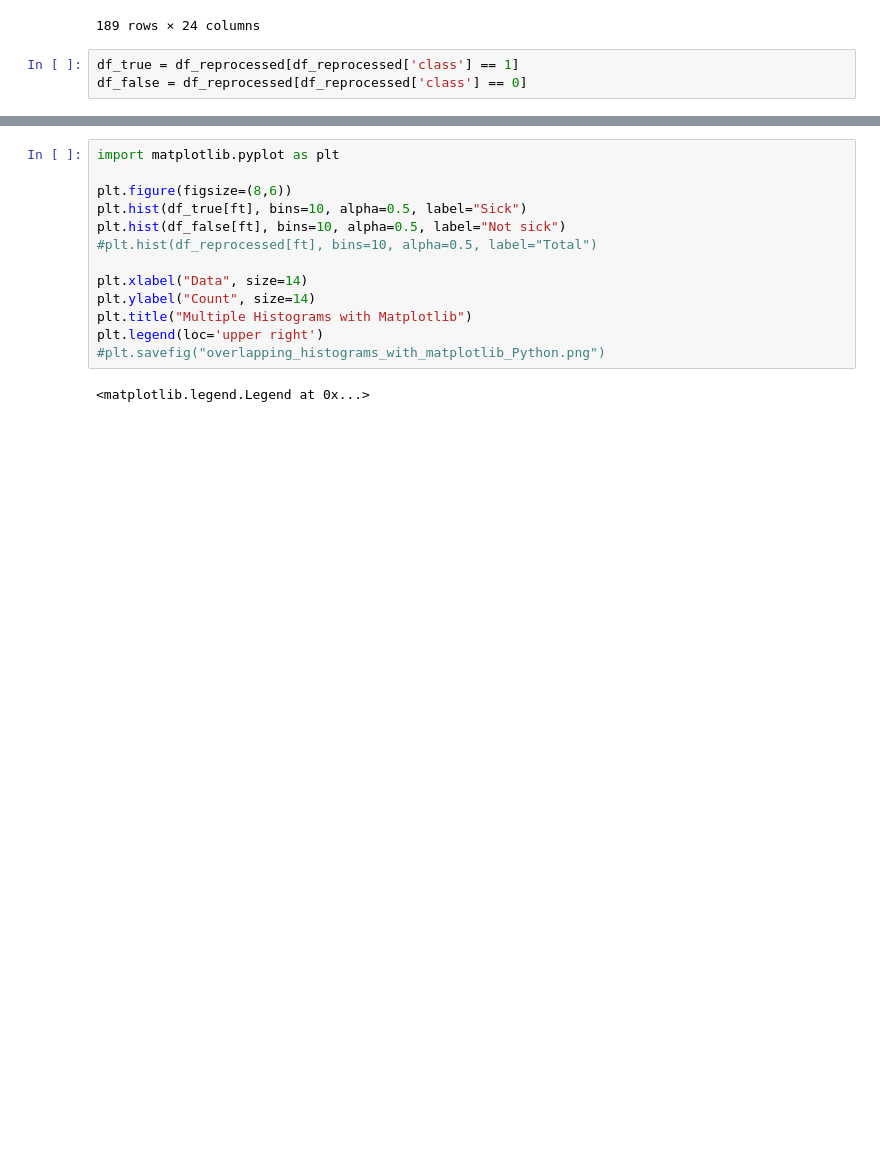
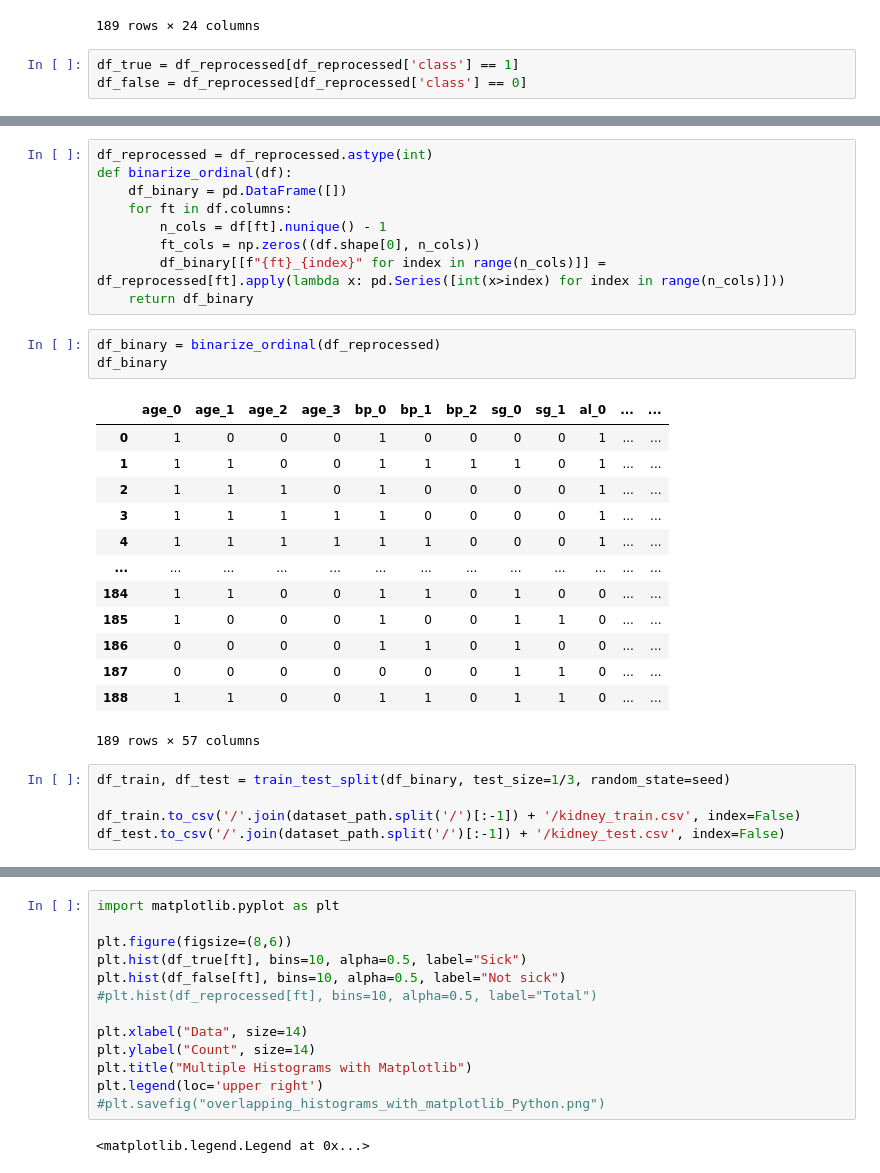
Before and after one commit to laurentlam/rodm_ensta, a Jupyter notebook: src/data_analysis.ipynb, the cells around one changed output, grey strips where cells are left out. Saved outputs shown, nothing was run; the diff lists cells and outputs as text; blank space fills up the shorter version.

Commit message:
[feature] add basic binning via quantiles & ordinal binarization

```diff
--- a/src/data_analysis.ipynb
+++ b/src/data_analysis.ipynb
@@ -196,0 +240,31 @@ ft = 'bgr'
+# %%
+df_reprocessed = df_reprocessed.astype(int)
+def binarize_ordinal(df):
+    df_binary = pd.DataFrame([])
+    for ft in df.columns:
+        n_cols = df[ft].nunique() - 1
+        ft_cols = np.zeros((df.shape[0], n_cols))
+        df_binary[[f"{ft}_{index}" for index in range(n_cols)]] = df_reprocessed[ft].apply(lambda x: pd.Series([int(x>index) for index in range(n_cols)]))
+    return df_binary
+# %%
+df_binary = binarize_ordinal(df_reprocessed)
+df_binary
+# %% [output]
+|  | age_0 | age_1 | age_2 | age_3 | bp_0 | bp_1 | bp_2 | sg_0 | sg_1 | al_0 | ... | ... |
+| 0 | 1 | 0 | 0 | 0 | 1 | 0 | 0 | 0 | 0 | 1 | ... | ... |
+| 1 | 1 | 1 | 0 | 0 | 1 | 1 | 1 | 1 | 0 | 1 | ... | ... |
+| 2 | 1 | 1 | 1 | 0 | 1 | 0 | 0 | 0 | 0 | 1 | ... | ... |
+| 3 | 1 | 1 | 1 | 1 | 1 | 0 | 0 | 0 | 0 | 1 | ... | ... |
+| 4 | 1 | 1 | 1 | 1 | 1 | 1 | 0 | 0 | 0 | 1 | ... | ... |
+| ... | ... | ... | ... | ... | ... | ... | ... | ... | ... | ... | ... | ... |
+| 184 | 1 | 1 | 0 | 0 | 1 | 1 | 0 | 1 | 0 | 0 | ... | ... |
+| 185 | 1 | 0 | 0 | 0 | 1 | 0 | 0 | 1 | 1 | 0 | ... | ... |
+| 186 | 0 | 0 | 0 | 0 | 1 | 1 | 0 | 1 | 0 | 0 | ... | ... |
+| 187 | 0 | 0 | 0 | 0 | 0 | 0 | 0 | 1 | 1 | 0 | ... | ... |
+| 188 | 1 | 1 | 0 | 0 | 1 | 1 | 0 | 1 | 1 | 0 | ... | ... |
+189 rows × 57 columns
+# %%
+df_train, df_test = train_test_split(df_binary, test_size=1/3, random_state=seed)
+
+df_train.to_csv('/'.join(dataset_path.split('/')[:-1]) + '/kidney_train.csv', index=False)
+df_test.to_csv('/'.join(dataset_path.split('/')[:-1]) + '/kidney_test.csv', index=False)
```
Also changed, not shown: parts of 7 cells of this notebook, 1 other file.
